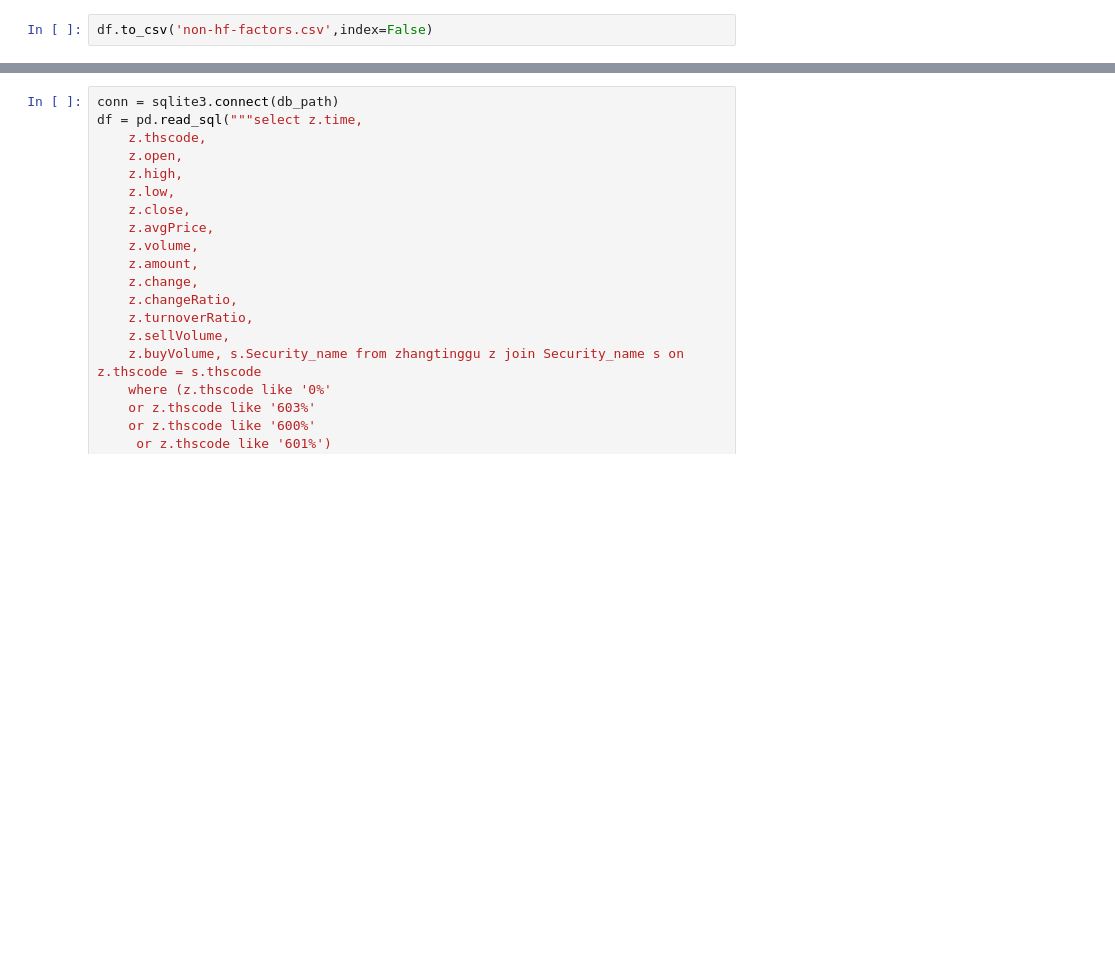
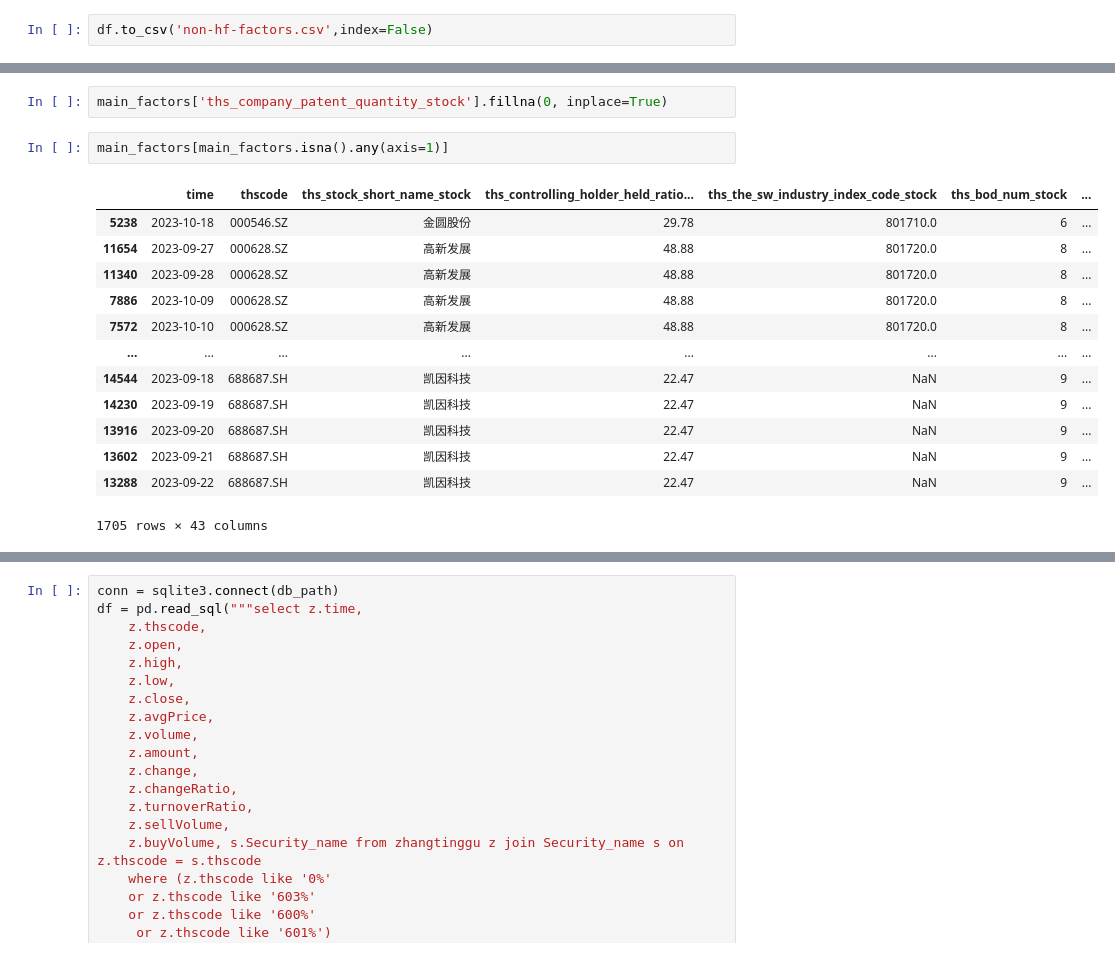
Before and after one commit to Alpinist0803/xsy-little-p, a Jupyter notebook: xsy_all.ipynb, the cells around one changed output, grey strips where cells are left out. Saved outputs shown, nothing was run; the diff lists cells and outputs as text; blank space fills up the shorter version.

```diff
--- a/xsy_all.ipynb
+++ b/xsy_all.ipynb
@@ -79,0 +121,18 @@ df.to_csv('non-hf-factors.csv',index=False)
+# %%
+main_factors['ths_company_patent_quantity_stock'].fillna(0, inplace=True)
+# %%
+main_factors[main_factors.isna().any(axis=1)]
+# %% [output]
+|  | time | thscode | ths_stock_short_name_stock | ths_controlling_holder_held_ratio... | ths_the_sw_industry_index_code_stock | ths_bod_num_stock | ... |
+| 5238 | 2023-10-18 | 000546.SZ | 金圆股份 | 29.78 | 801710.0 | 6 | ... |
+| 11654 | 2023-09-27 | 000628.SZ | 高新发展 | 48.88 | 801720.0 | 8 | ... |
+| 11340 | 2023-09-28 | 000628.SZ | 高新发展 | 48.88 | 801720.0 | 8 | ... |
+| 7886 | 2023-10-09 | 000628.SZ | 高新发展 | 48.88 | 801720.0 | 8 | ... |
+| 7572 | 2023-10-10 | 000628.SZ | 高新发展 | 48.88 | 801720.0 | 8 | ... |
+| ... | ... | ... | ... | ... | ... | ... | ... |
+| 14544 | 2023-09-18 | 688687.SH | 凯因科技 | 22.47 | NaN | 9 | ... |
+| 14230 | 2023-09-19 | 688687.SH | 凯因科技 | 22.47 | NaN | 9 | ... |
+| 13916 | 2023-09-20 | 688687.SH | 凯因科技 | 22.47 | NaN | 9 | ... |
+| 13602 | 2023-09-21 | 688687.SH | 凯因科技 | 22.47 | NaN | 9 | ... |
+| 13288 | 2023-09-22 | 688687.SH | 凯因科技 | 22.47 | NaN | 9 | ... |
+1705 rows × 43 columns
```
Also changed, not shown: parts of 4 cells of this notebook, 3 other files.
